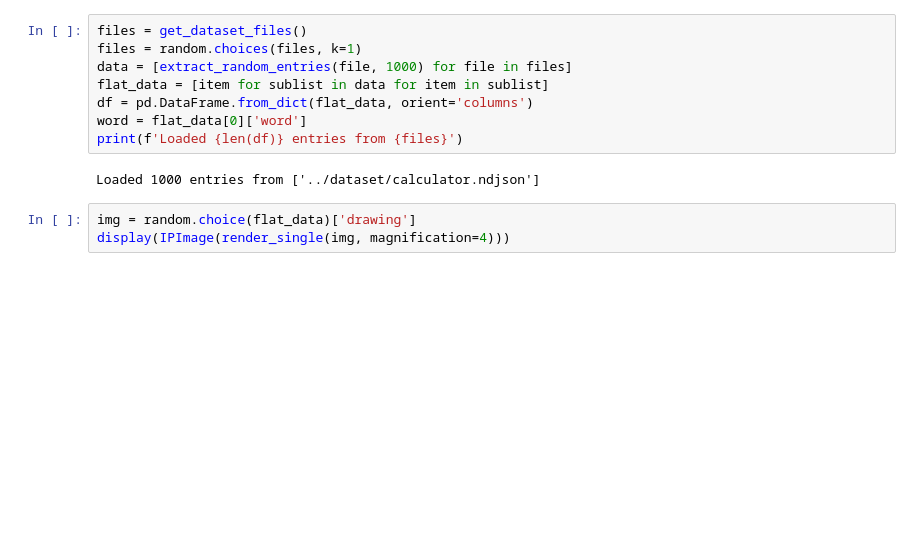
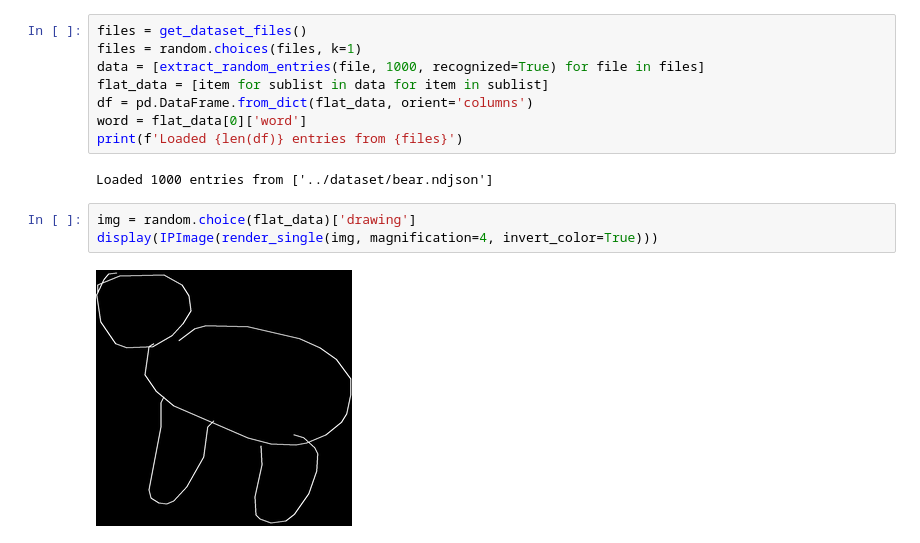
Before and after one commit to SzaboKrisztian/aai-final-project, a Jupyter notebook: final-project.ipynb, the cells around one changed output. Saved outputs shown, nothing was run; the diff lists cells and outputs as text; blank space fills up the shorter version.

```diff
--- a/final-project.ipynb
+++ b/final-project.ipynb
@@ -13,15 +12,17 @@ The autoreload extension is already loaded. To reload it, use:
 # %%
 files = get_dataset_files()
 files = random.choices(files, k=1)
-data = [extract_random_entries(file, 1000) for file in files]
+data = [extract_random_entries(file, 1000, recognized=True) for file in files]
 flat_data = [item for sublist in data for item in sublist]
 df = pd.DataFrame.from_dict(flat_data, orient='columns')
 word = flat_data[0]['word']
 print(f'Loaded {len(df)} entries from {files}')
 # %% [output]
-Loaded 1000 entries from ['../dataset/calculator.ndjson']
+Loaded 1000 entries from ['../dataset/bear.ndjson']
 # %%
 img = random.choice(flat_data)['drawing']
-display(IPImage(render_single(img, magnification=4)))
+display(IPImage(render_single(img, magnification=4, invert_color=True)))
+# %% [output]
+[figure, added]
 # %%
 imgs = df.sample(1000)['drawing']
```
Also changed, not shown: parts of 4 cells of this notebook, 1 other file.
